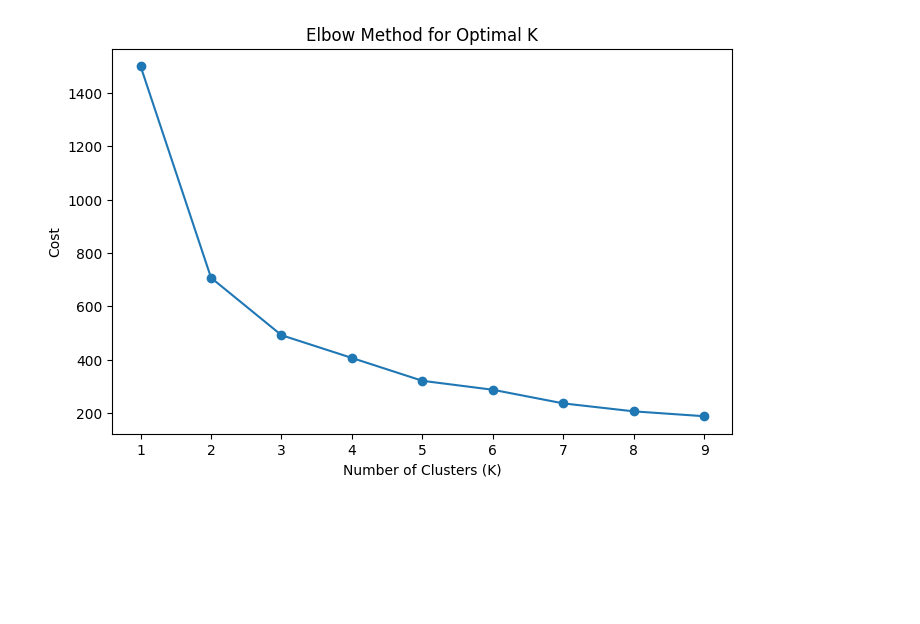
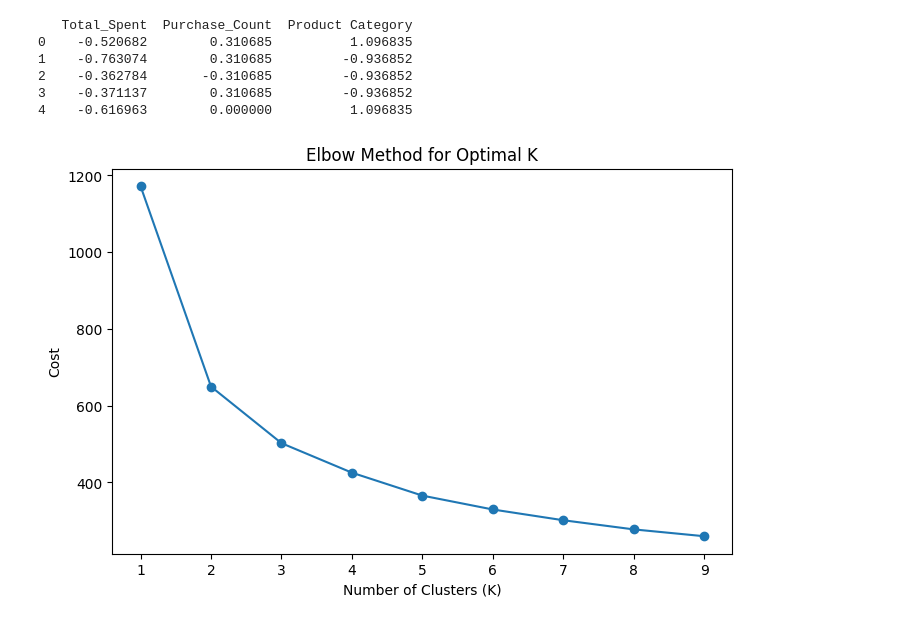
Before and after one commit to dk556cornell/Personalized-recommendations, a Jupyter notebook: Classification/Clustering_Final.ipynb, the cells around one changed output. Cells and saved outputs as stored; diff of their text form; code cells hidden in the pictures; blank space fills up the shorter version.

```diff
--- a/Classification/Clustering_Final.ipynb
+++ b/Classification/Clustering_Final.ipynb
@@ -10,2 +16,2 @@ from sklearn.model_selection import train_test_split
 # %%
-data = pd.read_csv('purchase_data.csv')
+purchase_data = pd.read_csv('purchase_data.csv')
@@ -22,18 +18,48 @@ customer_scaled = scaler.fit_transform(customer_spending[['TotalSpending', 'Purc
+# %%
+# Compute Customer Spending Summary
+customer_spending = purchase_data.groupby('Customer ID')['Purchase Amount'].agg(['sum', 'mean', 'count'])
+customer_spending.columns = ['Total_Spent', 'Average_Purchase', 'Purchase_Count']
+
+# Get most frequently purchased category per customer
+most_purchased_category = purchase_data.groupby(['Customer ID', 'Product Category']).size().reset_index(name='count')
+most_purchased_category = most_purchased_category.loc[most_purchased_category.groupby('Customer ID')['count'].idxmax()][['Customer ID', 'Product Category']]
+customer_spending = customer_spending.merge(most_purchased_category, on='Customer ID', how='left')
+
+
+
+# Prepare Data for Clustering
+X = customer_spending[['Total_Spent', 'Purchase_Count', 'Product Category']].copy()
+X['Product Category'] = X['Product Category'].astype('category')
+X['Product Category'] = X['Product Category'].cat.codes  # Convert category to numerical labels
+
+from sklearn.preprocessing import StandardScaler
+scaler = StandardScaler()
+X[['Total_Spent', 'Purchase_Count', 'Product Category']] = scaler.fit_transform(X[['Total_Spent', 'Purchase_Count', 'Product Category']])
+
+
+print(X.head())
+# %% [output]
+   Total_Spent  Purchase_Count  Product Category
+0    -0.520682        0.310685          1.096835
+1    -0.763074        0.310685         -0.936852
+2    -0.362784       -0.310685         -0.936852
+3    -0.371137        0.310685         -0.936852
+4    -0.616963        0.000000          1.096835
 # %%
 # Determine Optimal Number of Clusters (Elbow Method)
 costs = []
 K_range = range(1, 10)
 for k in K_range:
-    kmeans = KMeans(n_clusters=k, random_state=42)
-    clusters = kmeans.fit_predict(customer_scaled)
-    costs.append(kmeans.inertia_)
+    kproto = KPrototypes(n_clusters=k, init='Huang', n_init=5, verbose=0)
+    clusters = kproto.fit_predict(X, categorical=[2])
+    costs.append(kproto.cost_)
 
 # Plot Elbow Method
 plt.figure(figsize=(8, 5))
 plt.plot(K_range, costs, marker='o')
 plt.xlabel('Number of Clusters (K)')
 plt.ylabel('Cost')
 plt.title('Elbow Method for Optimal K')
 plt.show()
 # %% [output]
-[figure, old version]
+[figure, new version]
```
Also changed, not shown: parts of 13 cells of this notebook, 4 other files.
